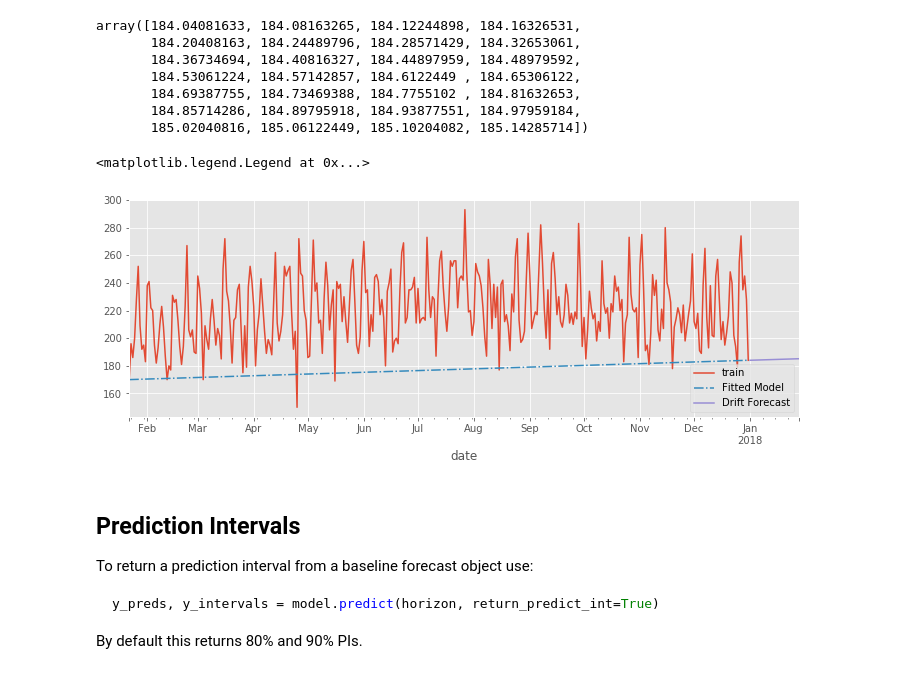
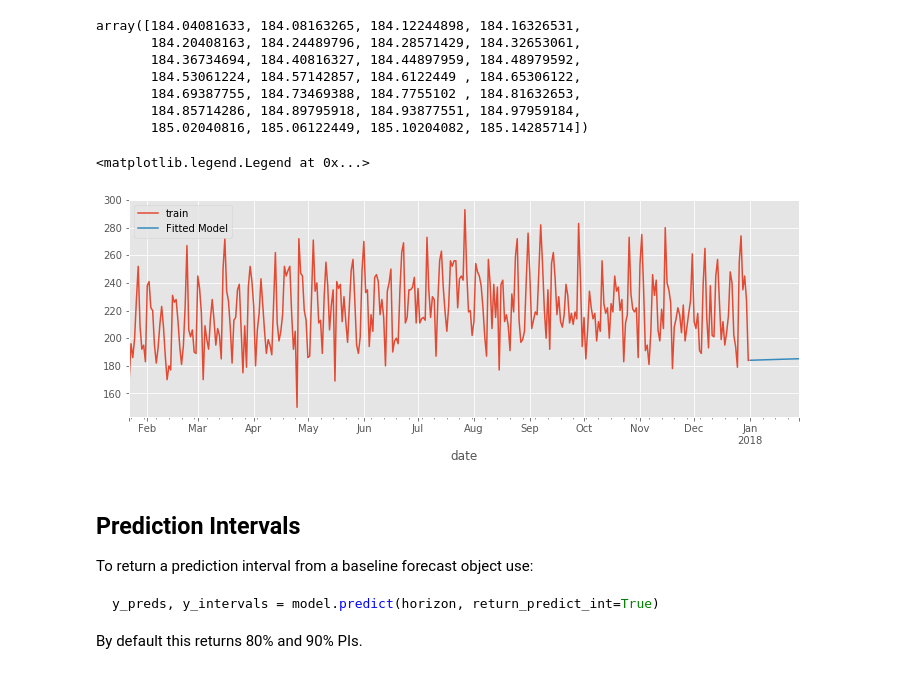
Before and after one commit to TomMonks/forecast-tools, a Jupyter notebook: 01_example_benchmark_forecasts.ipynb, the cells around one changed output. Saved outputs shown, nothing was run; the diff lists cells and outputs as text; code cells hidden in the pictures.

```diff
--- a/01_example_benchmark_forecasts.ipynb
+++ b/01_example_benchmark_forecasts.ipynb
@@ -209,12 +211,12 @@ array([184.04081633, 184.08163265, 184.12244898, 184.16326531,
        185.02040816, 185.06122449, 185.10204082, 185.14285714])
 # %%
 ax = ed_daily.plot(figsize=(12,4))
-drf.fittedvalues.plot(ax=ax, linestyle='-.')
+#drf.fittedvalues.plot(ax=ax, linestyle='-.')
 preds_as_series(ed_daily, drf_preds).plot(ax=ax)
 ax.legend(['train','Fitted Model', 'Drift Forecast'])
 # %% [output]
 <matplotlib.legend.Legend at 0x...>
-[figure, old version]
+[figure, new version]
 # %% [markdown]
 ## Prediction Intervals
 
```
Also changed, not shown: parts of 8 cells of this notebook, 1 other file.
